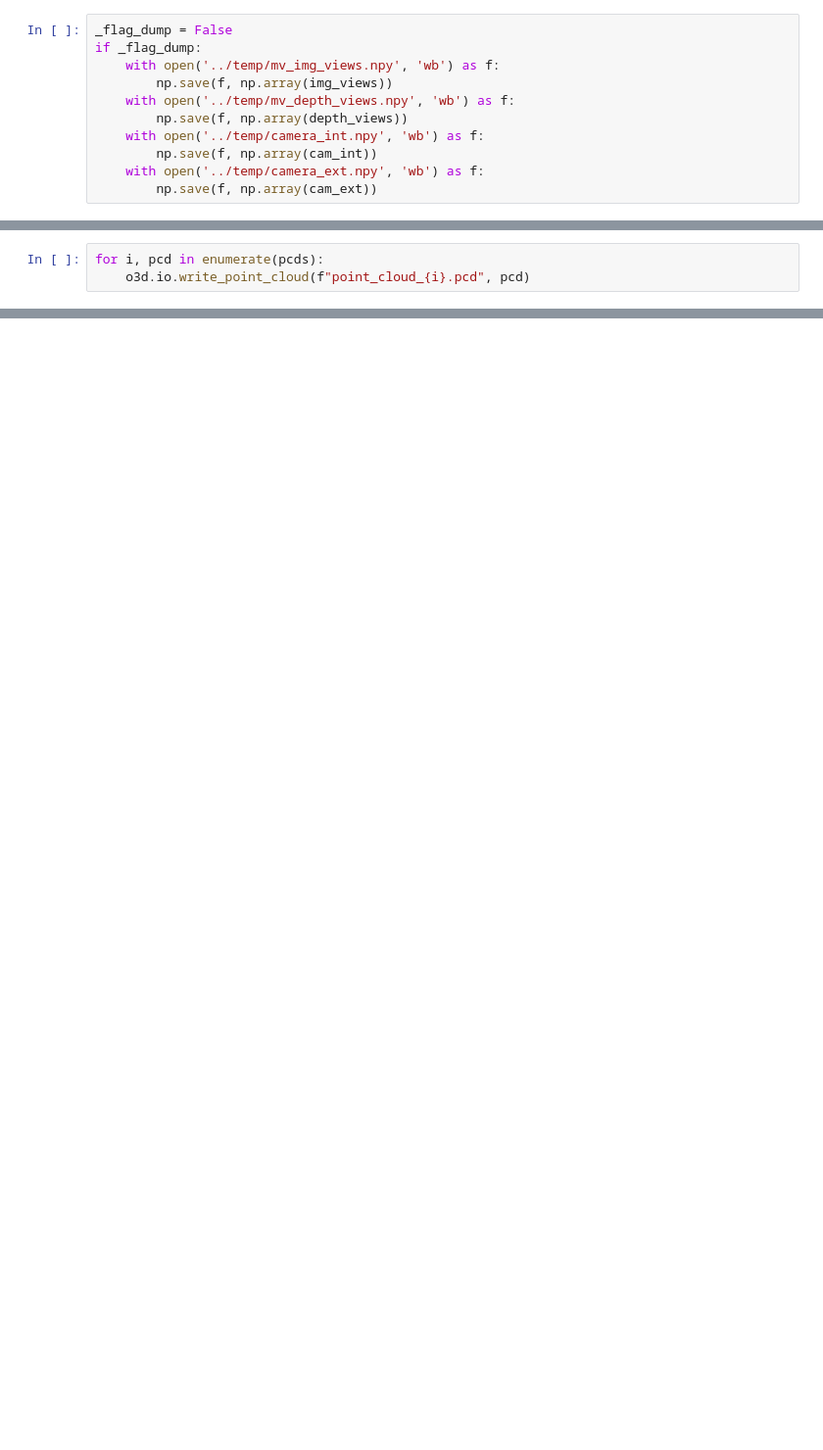
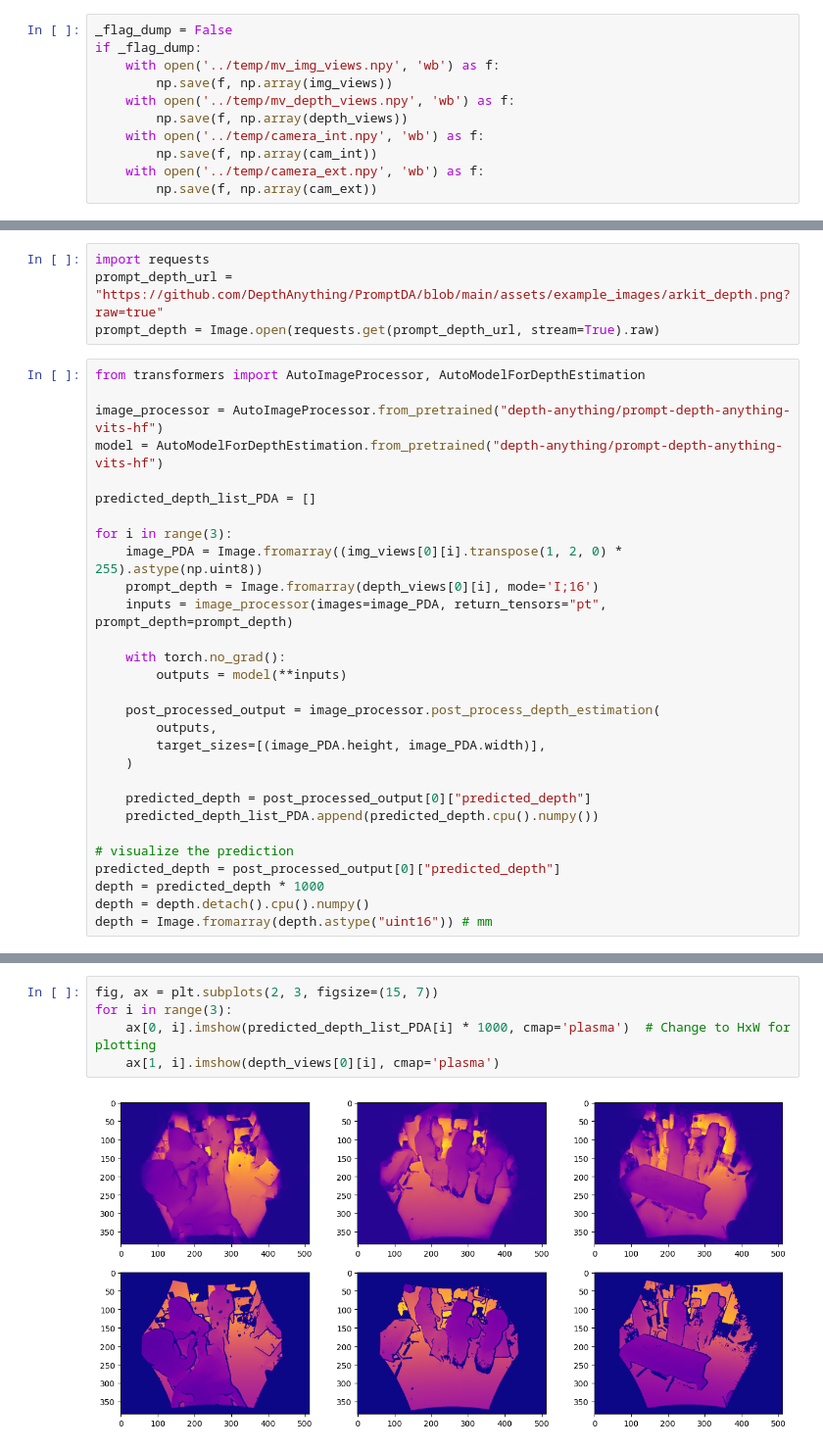
Before and after one commit to ge75xuv/Multiview-Object-Segmentation-with-SAM, a Jupyter notebook: custom_models/test_multiview_data_registration.ipynb, the cells around one changed output, grey strips where cells are left out. Shown at 98% size. Cells and saved outputs as stored; diff of their text form; blank space fills up the shorter version.

```diff
--- a/custom_models/test_multiview_data_registration.ipynb
+++ b/custom_models/test_multiview_data_registration.ipynb
@@ -164,3 +312,0 @@ for idx in range(num_images):
-# %%
-for i, pcd in enumerate(pcds):
-    o3d.io.write_point_cloud(f"point_cloud_{i}.pcd", pcd)
@@ -166,0 +317,33 @@ for i, pcd in enumerate(pcds):
+# %%
+import requests
+prompt_depth_url = "https://github.com/DepthAnything/PromptDA/blob/main/assets/example_images/arkit_depth.png?raw=true"
+prompt_depth = Image.open(requests.get(prompt_depth_url, stream=True).raw)
+# %%
+from transformers import AutoImageProcessor, AutoModelForDepthEstimation
+
+image_processor = AutoImageProcessor.from_pretrained("depth-anything/prompt-depth-anything-vits-hf")
+model = AutoModelForDepthEstimation.from_pretrained("depth-anything/prompt-depth-anything-vits-hf")
+
+predicted_depth_list_PDA = []
+
+for i in range(3):
+    image_PDA = Image.fromarray((img_views[0][i].transpose(1, 2, 0) * 255).astype(np.uint8))
+    prompt_depth = Image.fromarray(depth_views[0][i], mode='I;16')
+    inputs = image_processor(images=image_PDA, return_tensors="pt", prompt_depth=prompt_depth)
+
+    with torch.no_grad():
+        outputs = model(**inputs)
+
+    post_processed_output = image_processor.post_process_depth_estimation(
+        outputs,
+        target_sizes=[(image_PDA.height, image_PDA.width)],
+    )
+
+    predicted_depth = post_processed_output[0]["predicted_depth"]
+    predicted_depth_list_PDA.append(predicted_depth.cpu().numpy())
+
+# visualize the prediction
+predicted_depth = post_processed_output[0]["predicted_depth"]
+depth = predicted_depth * 1000
+depth = depth.detach().cpu().numpy()
+depth = Image.fromarray(depth.astype("uint16")) # mm
@@ -166,0 +352,7 @@ for i, pcd in enumerate(pcds):
+# %%
+fig, ax = plt.subplots(2, 3, figsize=(15, 7))
+for i in range(3):
+    ax[0, i].imshow(predicted_depth_list_PDA[i] * 1000, cmap='plasma')  # Change to HxW for plotting
+    ax[1, i].imshow(depth_views[0][i], cmap='plasma')
+# %% [output]
+[figure, added]
```
Also changed, not shown: parts of 36 cells of this notebook, 9 other files.
